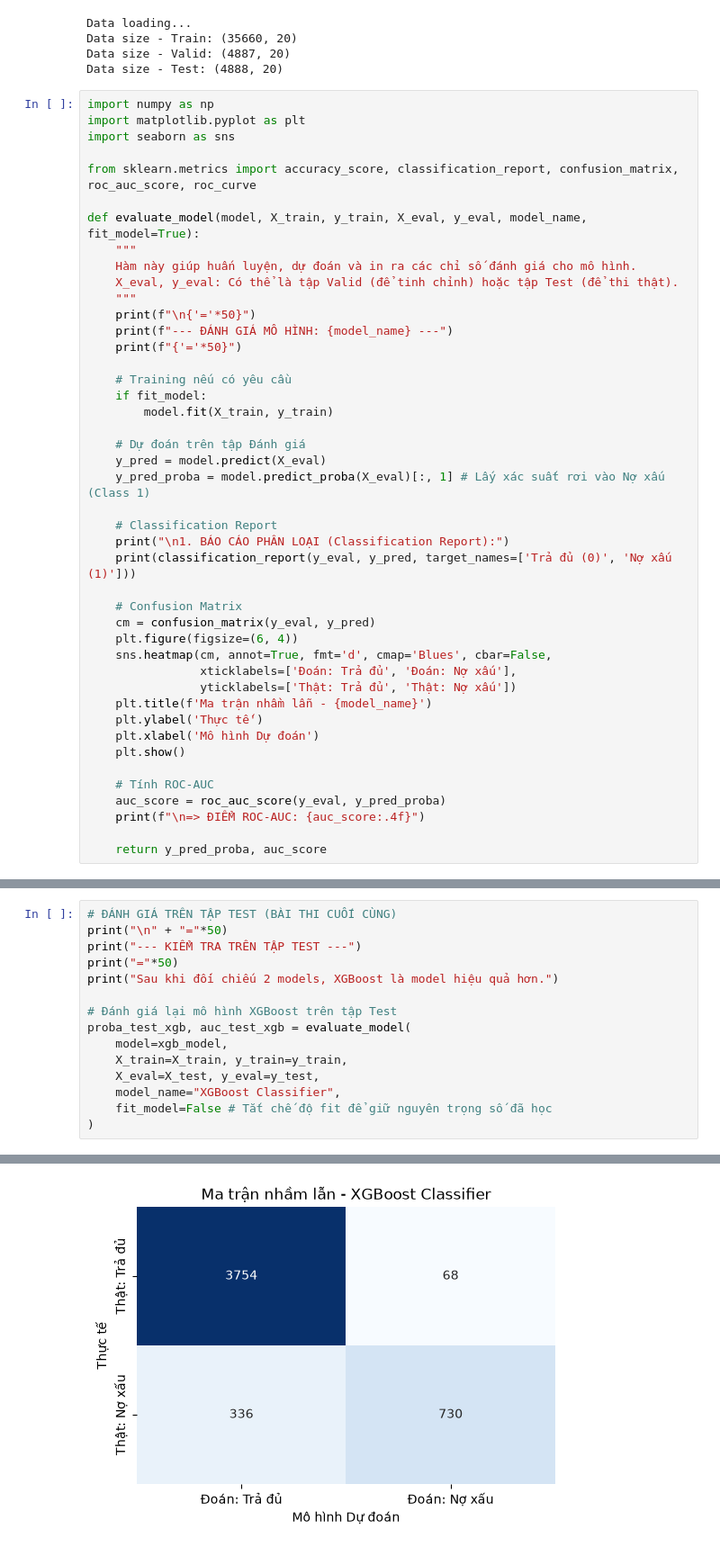
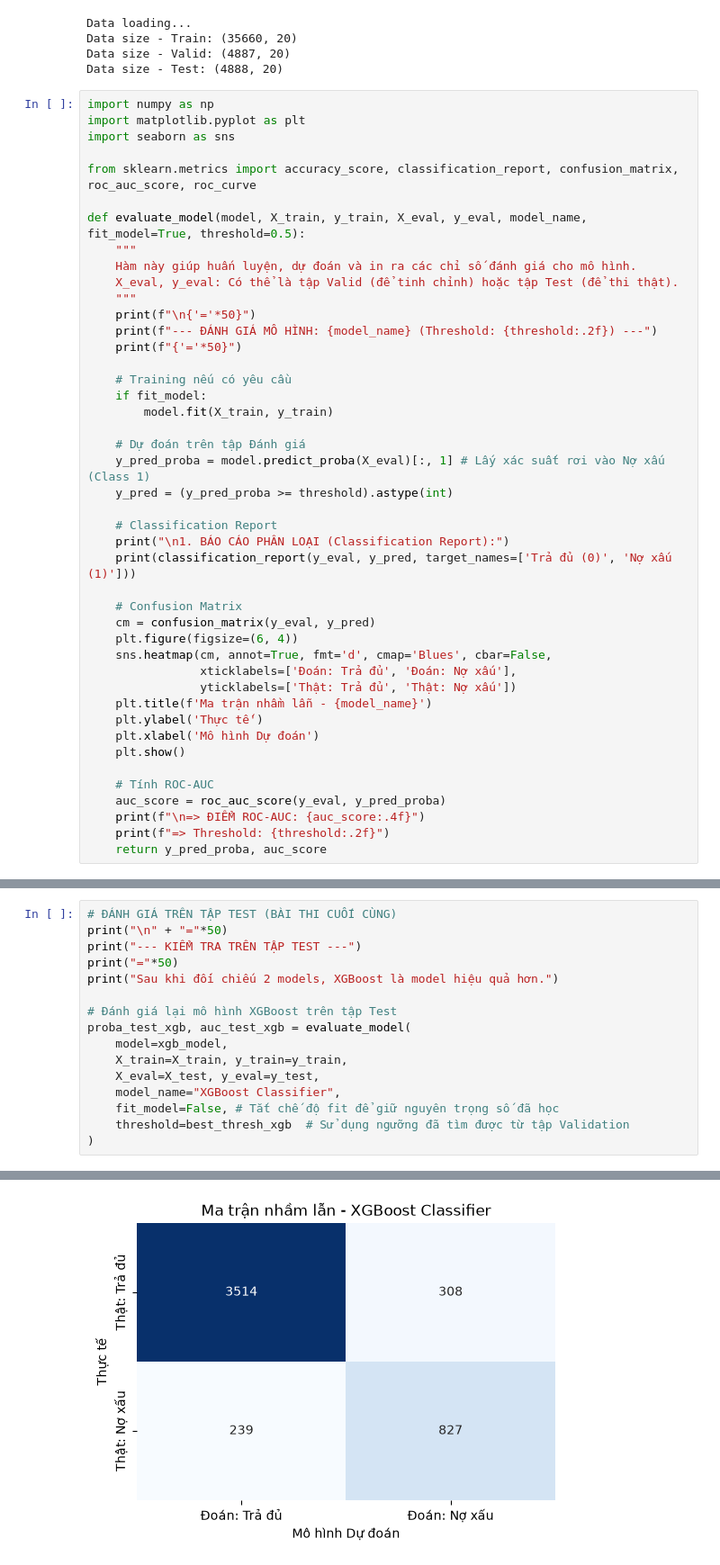
Before and after one commit to bqhbq/Credit-Risk-Management, a Jupyter notebook: model.ipynb, the cells around one changed output, grey strips where cells are left out. Shown at 90% size. Drawn from its saved outputs; the diff is of its cells as text.

```diff
--- a/model.ipynb
+++ b/model.ipynb
@@ -26,13 +26,13 @@ import seaborn as sns
 
 from sklearn.metrics import accuracy_score, classification_report, confusion_matrix, roc_auc_score, roc_curve
 
-def evaluate_model(model, X_train, y_train, X_eval, y_eval, model_name, fit_model=True):
+def evaluate_model(model, X_train, y_train, X_eval, y_eval, model_name, fit_model=True, threshold=0.5):
     """
     Hàm này giúp huấn luyện, dự đoán và in ra các chỉ số đánh giá cho mô hình.
     X_eval, y_eval: Có thể là tập Valid (để tinh chỉnh) hoặc tập Test (để thi thật).
     """
     print(f"\n{'='*50}")
-    print(f"--- ĐÁNH GIÁ MÔ HÌNH: {model_name} ---")
+    print(f"--- ĐÁNH GIÁ MÔ HÌNH: {model_name} (Threshold: {threshold:.2f}) ---")
     print(f"{'='*50}")
 
     # Training nếu có yêu cầu
@@ -40,8 +40,8 @@ def evaluate_model(model, X_train, y_train, X_eval, y_eval, model_name, fit_mode
         model.fit(X_train, y_train)
 
     # Dự đoán trên tập Đánh giá
-    y_pred = model.predict(X_eval)
     y_pred_proba = model.predict_proba(X_eval)[:, 1] # Lấy xác suất rơi vào Nợ xấu (Class 1)
+    y_pred = (y_pred_proba >= threshold).astype(int)
 
     # Classification Report
     print("\n1. BÁO CÁO PHÂN LOẠI (Classification Report):")
@@ -61,7 +61,7 @@ def evaluate_model(model, X_train, y_train, X_eval, y_eval, model_name, fit_mode
     # Tính ROC-AUC
     auc_score = roc_auc_score(y_eval, y_pred_proba)
     print(f"\n=> ĐIỂM ROC-AUC: {auc_score:.4f}")
-
+    print(f"=> Threshold: {threshold:.2f}")
     return y_pred_proba, auc_score
 # %%
 # LOGISTIC REGRESSION (BASELINE)
@@ -169,7 +286,8 @@ proba_test_xgb, auc_test_xgb = evaluate_model(
     X_train=X_train, y_train=y_train,
     X_eval=X_test, y_eval=y_test,
     model_name="XGBoost Classifier",
-    fit_model=False # Tắt chế độ fit để giữ nguyên trọng số đã học
+    fit_model=False, # Tắt chế độ fit để giữ nguyên trọng số đã học
+    threshold=best_thresh_xgb  # Sử dụng ngưỡng đã tìm được từ tập Validation
 )
 # %% [output]
 ==================================================
@@ -193,2 +311,2 @@ weighted avg       0.92      0.92      0.91      4888
-[figure, old version]
+[figure, new version]
 => ĐIỂM ROC-AUC: 0.9248
```
Also changed, not shown: parts of 5 cells of this notebook, 1 other file.
